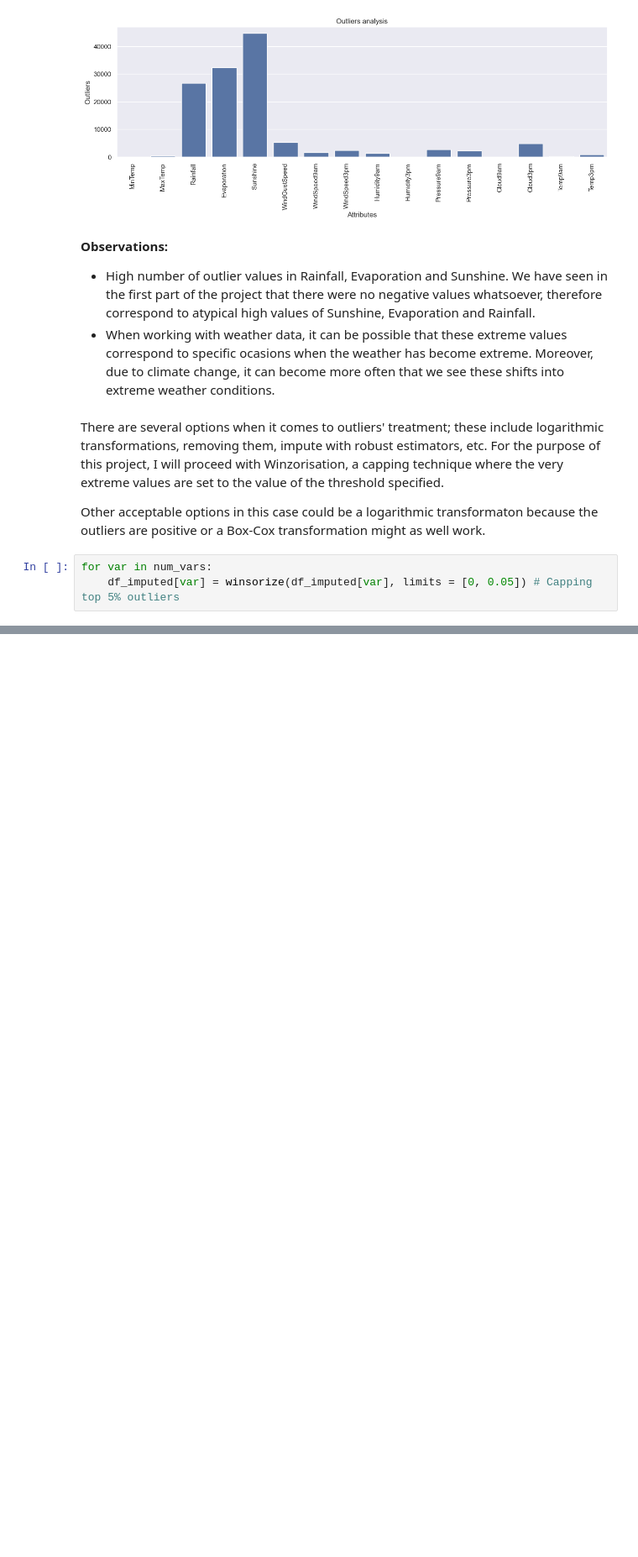
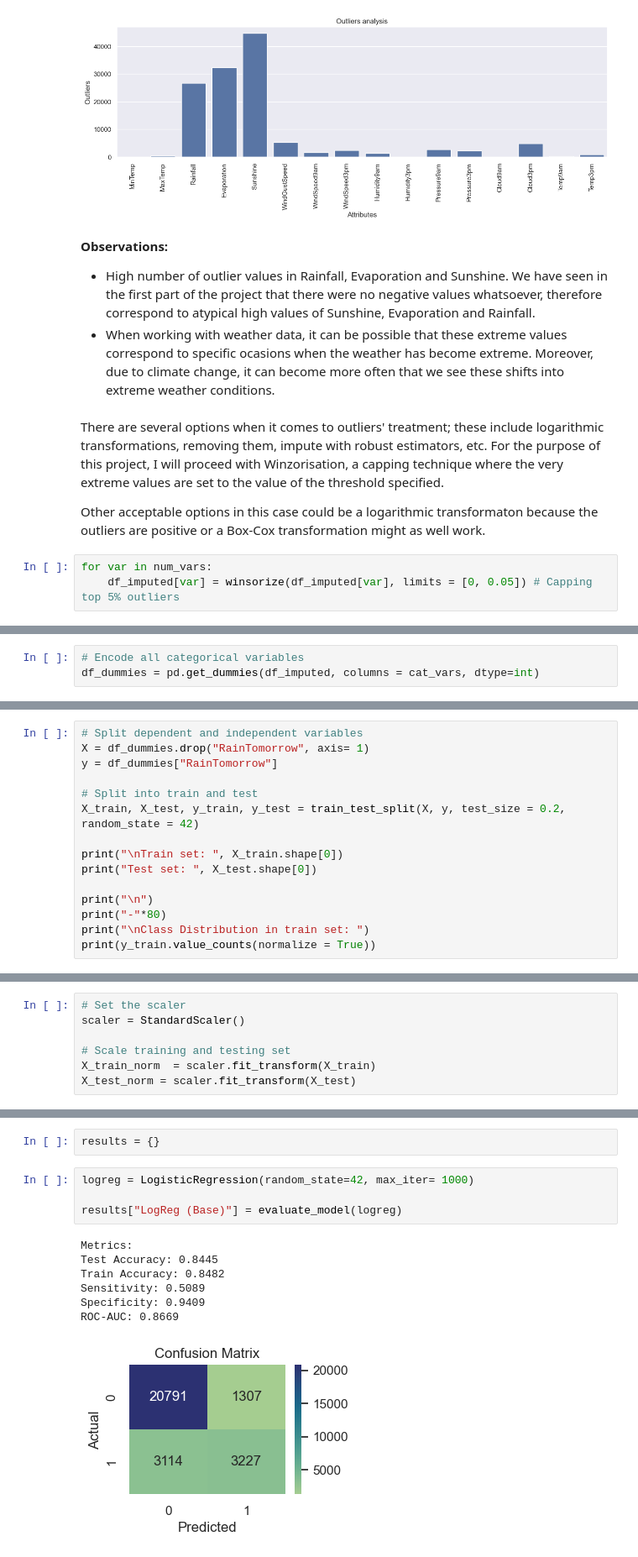
Before and after one commit to joseprau/RainAustraliaML, a Jupyter notebook: notebook.ipynb, the cells around one changed output, grey strips where cells are left out. Shown at 84% size. Drawn from its saved outputs; the diff is of its cells as text; blank space fills up the shorter version.

Commit message:
Logistic Regression base and hyperparameter tunning

```diff
--- a/notebook.ipynb
+++ b/notebook.ipynb
@@ -527,0 +570,3 @@ for var in num_vars:
+# %%
+# Encode all categorical variables
+df_dummies = pd.get_dummies(df_imputed, columns = cat_vars, dtype=int)
@@ -527,0 +610,15 @@ for var in num_vars:
+# %%
+# Split dependent and independent variables
+X = df_dummies.drop("RainTomorrow", axis= 1)
+y = df_dummies["RainTomorrow"]
+
+# Split into train and test
+X_train, X_test, y_train, y_test = train_test_split(X, y, test_size = 0.2, random_state = 42)
+
+print("\nTrain set: ", X_train.shape[0])
+print("Test set: ", X_test.shape[0])
+
+print("\n")
+print("-"*80)
+print("\nClass Distribution in train set: ")
+print(y_train.value_counts(normalize = True))
@@ -527,0 +639,7 @@ for var in num_vars:
+# %%
+# Set the scaler
+scaler = StandardScaler()
+
+# Scale training and testing set
+X_train_norm  = scaler.fit_transform(X_train)
+X_test_norm = scaler.fit_transform(X_test)
@@ -527,0 +728,14 @@ for var in num_vars:
+# %%
+results = {}
+# %%
+logreg = LogisticRegression(random_state=42, max_iter= 1000)
+
+results["LogReg (Base)"] = evaluate_model(logreg)
+# %% [output]
+Metrics:
+Test Accuracy: 0.8445
+Train Accuracy: 0.8482
+Sensitivity: 0.5089
+Specificity: 0.9409
+ROC-AUC: 0.8669
+[figure, added]
```
Also changed, not shown: parts of 24 cells of this notebook, 8 other files.
